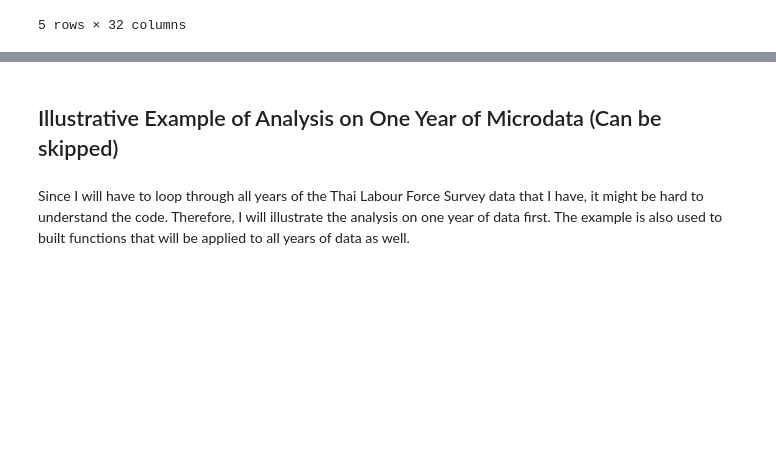
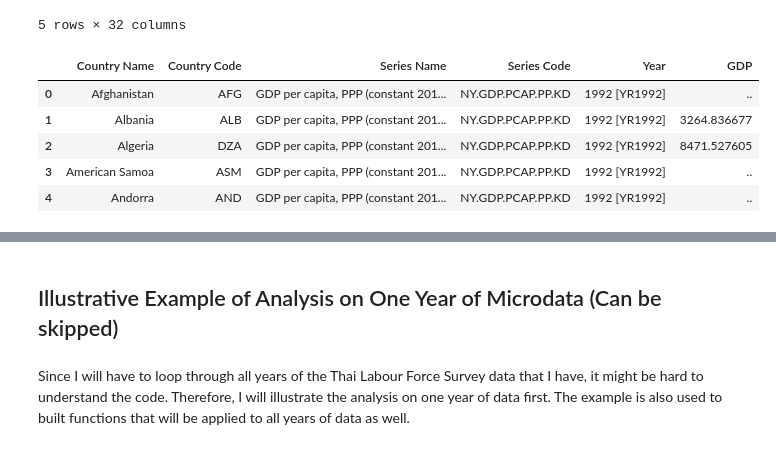
Before and after one commit to PhakphumJ/Scientific-Python, a Jupyter notebook: ScientificPython_FinalProject_PJ.ipynb, the cells around one changed output, grey strips where cells are left out. Drawn from its saved outputs; the diff is of its cells as text; code cells hidden in the pictures; blank space fills up the shorter version.

```diff
--- a/ScientificPython_FinalProject_PJ.ipynb
+++ b/ScientificPython_FinalProject_PJ.ipynb
@@ -57,0 +59,20 @@ data_UNDP.head()
+# %%
+### Pivot the WB data. Have each Series as a dataframe.
+# GDP
+GDP_DF = data_WB[data_WB['Series Name'] == 'GDP per capita, PPP (constant 2017 international $)']
+# Agricultural Employment
+Agri_Emp_DF = data_WB[data_WB['Series Name'] == 'Employment in agriculture (% of total employment) (modeled ILO estimate)']
+
+## Have each year as a row.
+GDP_DF = GDP_DF.melt(id_vars = ['Country Name', 'Country Code', 'Series Name', 'Series Code'], var_name = 'Year', value_name = 'GDP')
+Agri_Emp_DF = Agri_Emp_DF.melt(id_vars = ['Country Name', 'Country Code', 'Series Name', 'Series Code'], var_name = 'Year', value_name = 'Agri_Emp')
+Edu_DF = data_UNDP.melt(id_vars = ['iso3', 'country'], var_name = 'Year', value_name = 'Year_Schooling')
+# %%
+GDP_DF.head()
+# %% [output]
+|  | Country Name | Country Code | Series Name | Series Code | Year | GDP |
+| 0 | Afghanistan | AFG | GDP per capita, PPP (constant 201... | NY.GDP.PCAP.PP.KD | 1992 [YR1992] | .. |
+| 1 | Albania | ALB | GDP per capita, PPP (constant 201... | NY.GDP.PCAP.PP.KD | 1992 [YR1992] | 3264.836677 |
+| 2 | Algeria | DZA | GDP per capita, PPP (constant 201... | NY.GDP.PCAP.PP.KD | 1992 [YR1992] | 8471.527605 |
+| 3 | American Samoa | ASM | GDP per capita, PPP (constant 201... | NY.GDP.PCAP.PP.KD | 1992 [YR1992] | .. |
+| 4 | Andorra | AND | GDP per capita, PPP (constant 201... | NY.GDP.PCAP.PP.KD | 1992 [YR1992] | .. |
```
Also changed, not shown: parts of 14 cells of this notebook.
